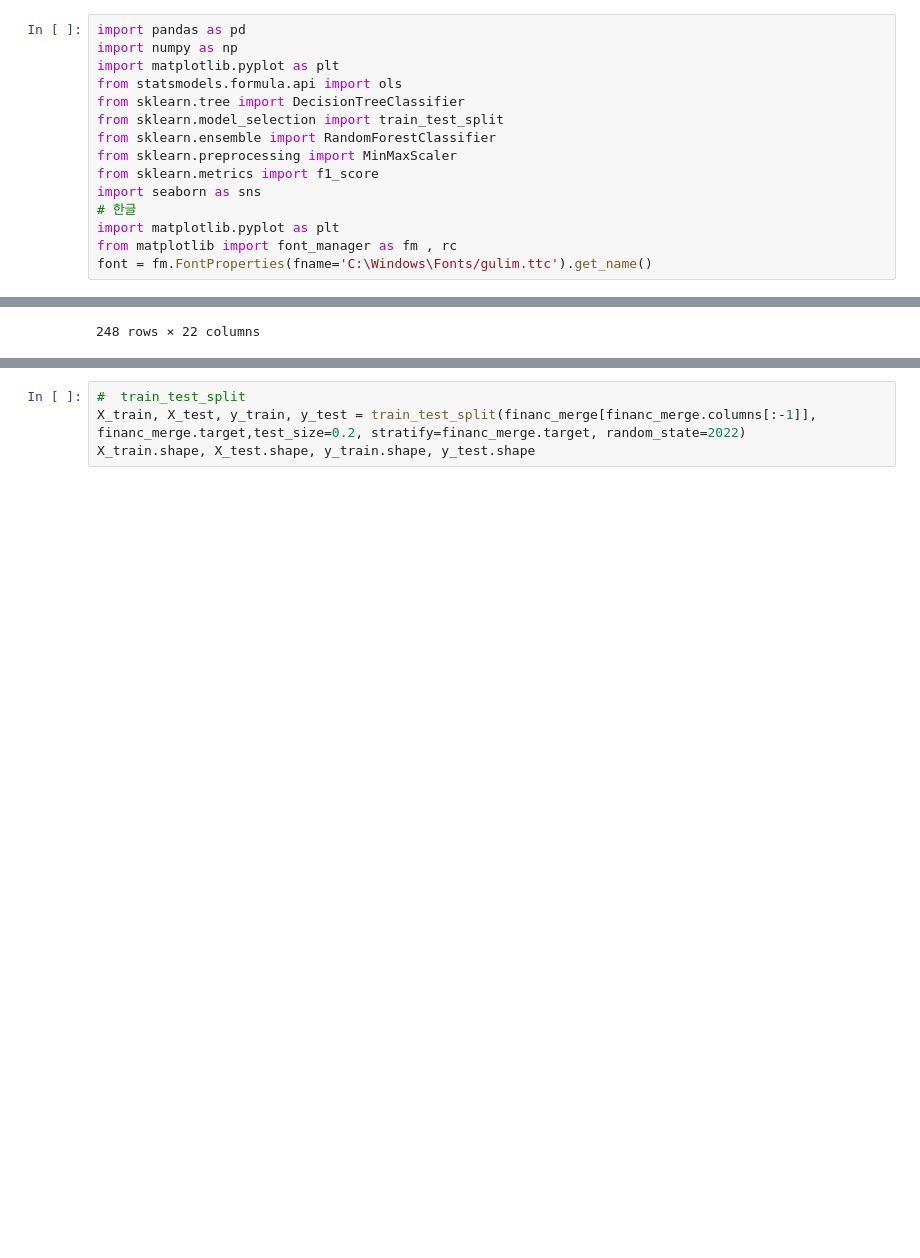
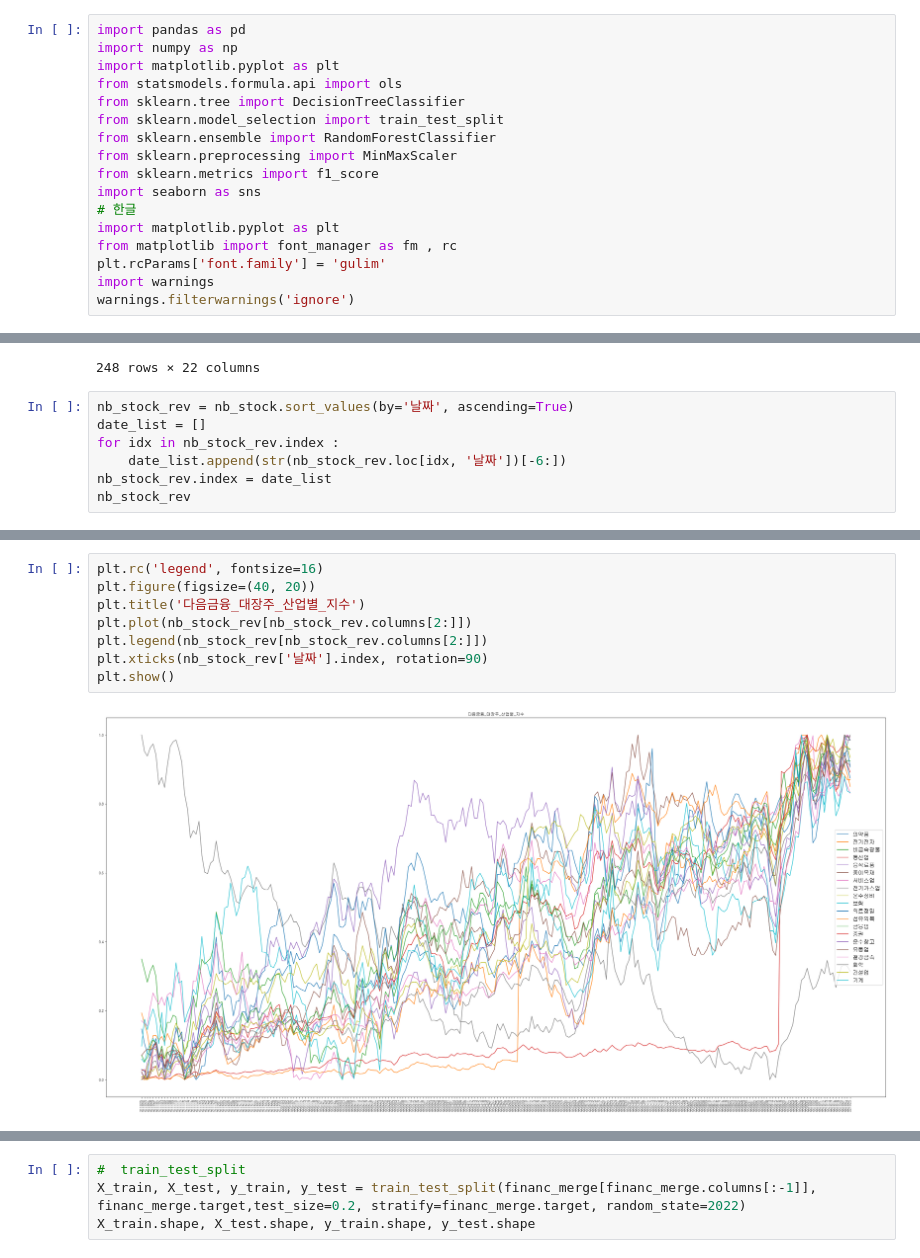
Before and after one commit to Numble2022/ACSM, a Jupyter notebook: industy_stock_index/ind_stock_stop5_rfa.ipynb, the cells around one changed output, grey strips where cells are left out. Cells and saved outputs as stored; diff of their text form; blank space fills up the shorter version.

```diff
--- a/industy_stock_index/ind_stock_stop5_rfa.ipynb
+++ b/industy_stock_index/ind_stock_stop5_rfa.ipynb
@@ -12,7 +12,9 @@ import seaborn as sns
 # 한글
 import matplotlib.pyplot as plt
 from matplotlib import font_manager as fm , rc
-font = fm.FontProperties(fname='C:\Windows\Fonts/gulim.ttc').get_name()
+plt.rcParams['font.family'] = 'gulim'
+import warnings
+warnings.filterwarnings('ignore')
 # %%
 nb_active_out = pd.read_excel('액티브_중소법인_기업외감_산업분류.xlsx')
 nb_deactive_ind = pd.read_excel('휴폐업_중소법인_기업개요_산업분류.xlsx')
@@ -289,3 +370,10 @@ nb_stock
 | 246 | 20211026 | 304908 | 0.104529 | 0.163362 | 0.316724 | 0.004434 | 0.000000 | 0.005758 | 0.023793 | 0.951917 | ... | ... |
 | 247 | 20211025 | 302054 | 0.147124 | 0.193575 | 0.350187 | 0.008052 | 0.022007 | 0.023052 | 0.030148 | 1.000000 | ... | ... |
 248 rows × 22 columns
+# %%
+nb_stock_rev = nb_stock.sort_values(by='날짜', ascending=True)
+date_list = []
+for idx in nb_stock_rev.index :
+    date_list.append(str(nb_stock_rev.loc[idx, '날짜'])[-6:])
+nb_stock_rev.index = date_list
+nb_stock_rev
@@ -292,3 +394,13 @@ nb_stock
+# %%
+plt.rc('legend', fontsize=16)
+plt.figure(figsize=(40, 20))
+plt.title('다음금융_대장주_산업별_지수')
+plt.plot(nb_stock_rev[nb_stock_rev.columns[2:]])
+plt.legend(nb_stock_rev[nb_stock_rev.columns[2:]])
+plt.xticks(nb_stock_rev['날짜'].index, rotation=90)
+plt.show()
+# %% [output]
+[figure, added]
 # %%
 # 기타 카테고리 제거
 financ_merge = financ_merge[financ_merge.stock_ind != '기타']
```
Also changed, not shown: parts of 3 cells of this notebook.
